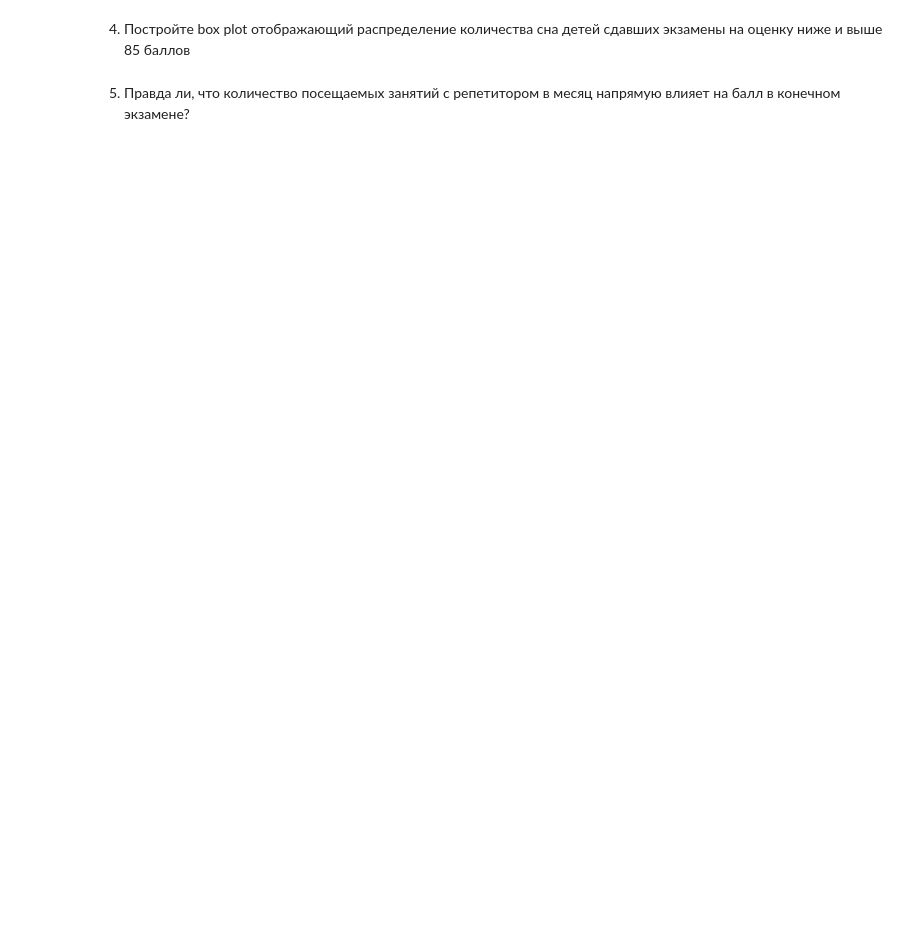
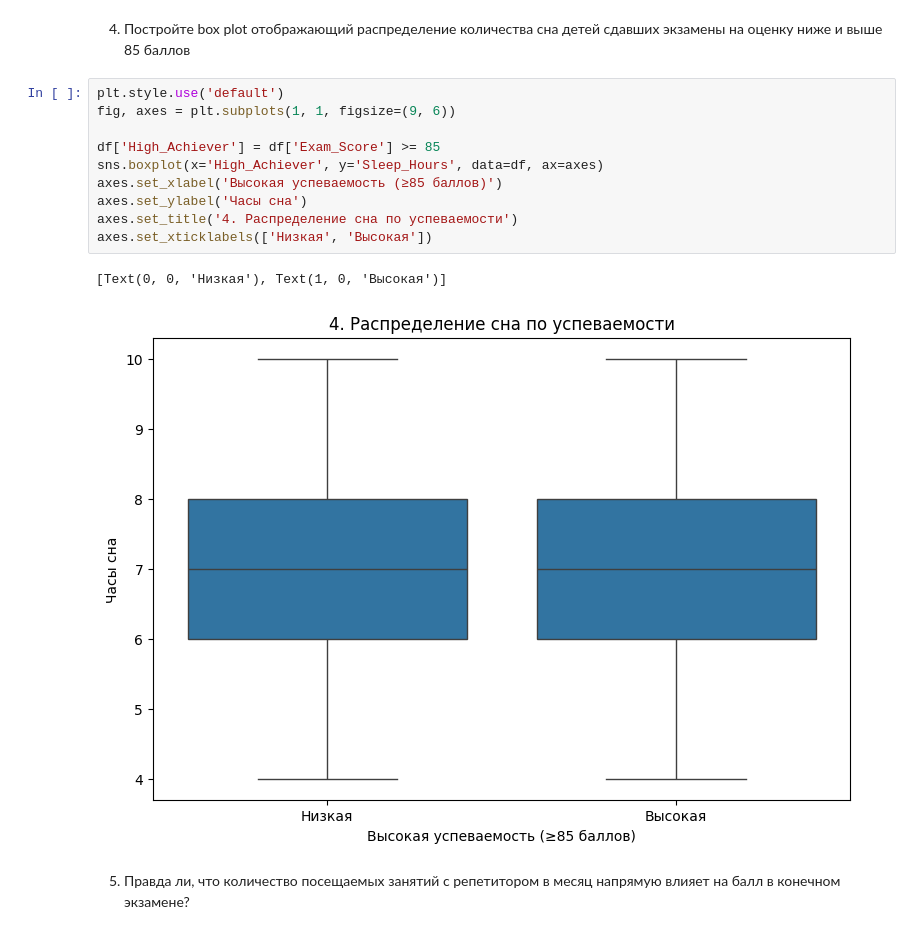
Before and after one commit to nPaBwaYT/MLLabs, a Jupyter notebook: Variant 6/Lab1-6.ipynb, the cells around one changed output. Saved outputs shown, nothing was run; the diff lists cells and outputs as text; blank space fills up the shorter version.

```diff
--- a/Variant 6/Lab1-6.ipynb
+++ b/Variant 6/Lab1-6.ipynb
@@ -102,4 +373,17 @@ import pandas as pd
 # %% [markdown]
 4. Постройте box plot отображающий распределение количества сна детей сдавших экзамены на оценку ниже и выше 85 баллов
+# %%
+plt.style.use('default')
+fig, axes = plt.subplots(1, 1, figsize=(9, 6))
+
+df['High_Achiever'] = df['Exam_Score'] >= 85
+sns.boxplot(x='High_Achiever', y='Sleep_Hours', data=df, ax=axes)
+axes.set_xlabel('Высокая успеваемость (≥85 баллов)')
+axes.set_ylabel('Часы сна')
+axes.set_title('4. Распределение сна по успеваемости')
+axes.set_xticklabels(['Низкая', 'Высокая'])
+# %% [output]
+[Text(0, 0, 'Низкая'), Text(1, 0, 'Высокая')]
+[figure, added]
 # %% [markdown]
 5. Правда ли, что количество посещаемых занятий с репетитором в месяц напрямую влияет на балл в конечном экзамене?
```
Also changed, not shown: parts of 30 cells of this notebook.
